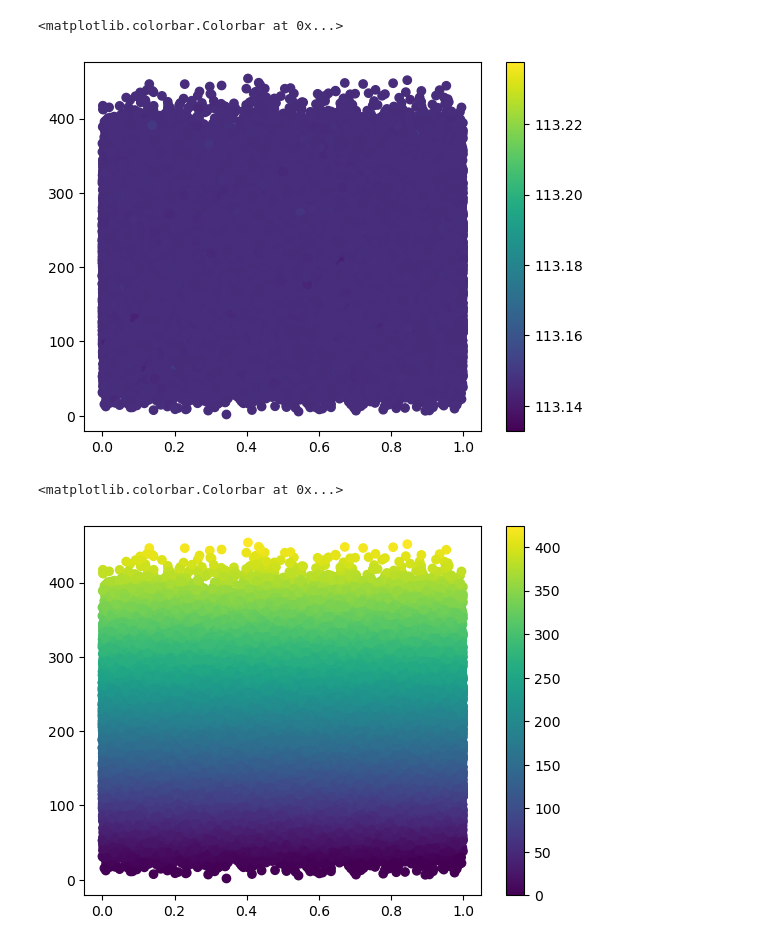
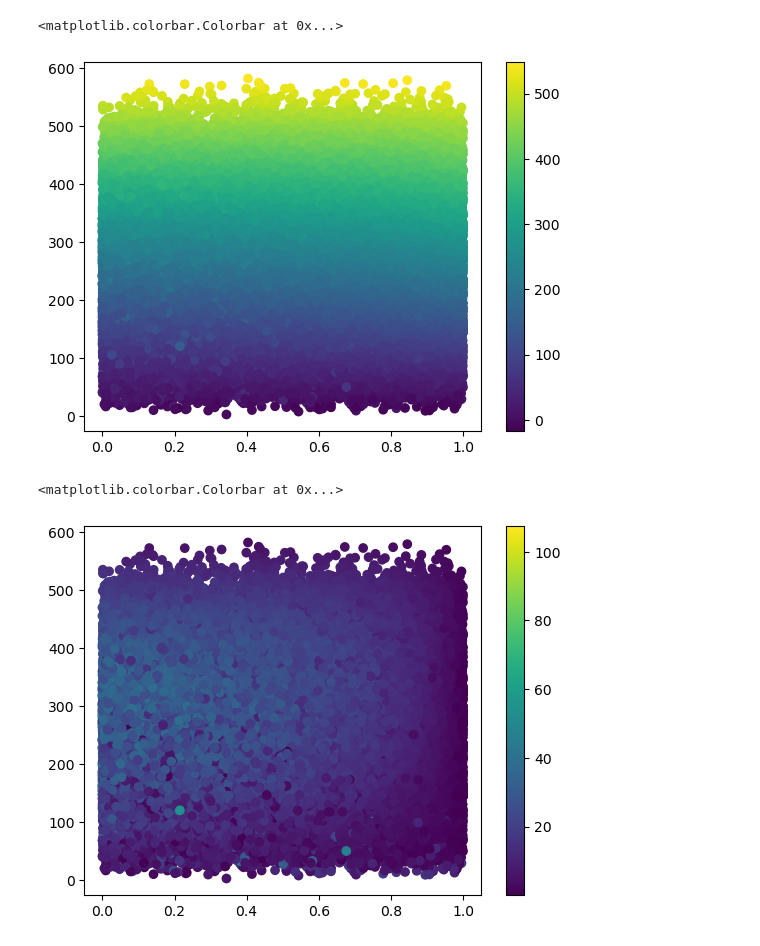
Before and after one commit to SigurdHuse/master_project, a Jupyter notebook: test.ipynb, the cells around one changed output. Drawn from its saved outputs; the diff is of its cells as text; code cells hidden in the pictures.

```diff
--- a/test.ipynb
+++ b/test.ipynb
@@ -270,17 +257,17 @@ from src.PINN import PINNforwards
 config = {}
 config["K"] = 30
 config["t_range"] = [0, 1]
-config["S_range"] = np.array([[0, 400],
-                              [0, 500],
-                              [0, 600],
-                              [0, 400]])
+config["S_range"] = np.array([[0, 6_00],
+                              [0, 6_00],
+                              [0, 6_00],
+                              [0, 6_00]])
 
-config["sigma"] = np.array([[1, 0.0, 0.5, 0.0],
-                            [0.0, 1, 0.3, 0.2],
-                            [0.5, 0.3, 1, 0.1],
-                            [0.0, 0.2, 0.1, 1]])
-config["cov"] = config["sigma"]@config["sigma"].T
-config["cov_torch"] = torch.tensor(config["cov"]).to(DEVICE)
+config["sigma"] = np.array([[1.0, 0.3, 0.5, 0.4],
+                            [1.0, 1.0, 0.3, 0.2],
+                            [0.1, 0.3, 2.0, 0.1],
+                            [0.4, 0.2, 1.0, 0.3]])
+#config["cov"] = config["sigma"]@config["sigma"].T
+#config["cov_torch"] = torch.tensor(config["cov"]).to(DEVICE)
 config["r"] = 0.04
 
 sigma_eff_sq = 0
@@ -359,14 +348,13 @@ validation_data = create_validation_data(
 test_data = create_validation_data(
     dataloader=dataloaderMulti, N_validation=20_000, config=config)
 # %%
-model = PINNforwards(5, 1, 64, 3, use_fourier_transform=False, sigma_FF=5.0, encoded_size=128)
+model = PINNforwards(5, 1, 64, 2, use_fourier_transform=False, sigma_FF=5.0, encoded_size=128)
 model.load_state_dict(torch.load("models/learning_0.001_512.pth", weights_only=True))
 pde_X_scaled = test_data["X1_validation_scaled"]
 pde_X = test_data["X1_validation"]
 
-y_pde = model(pde_X).cpu().detach().numpy().ravel()
+y_pde = model(pde_X_scaled).cpu().detach().numpy().ravel()
 y1 = dataloaderMulti.get_analytical_solution(pde_X[:, 1:], pde_X[:, 0])
-
-#print(np.mean((y1 - y_pde)**2))
+print(np.sqrt(np.mean((y1 - y_pde)**2)))
 # %% [output]
 Training model with:
@@ -393,17 +383,18 @@ plt.legend()
 X_geometric = torch.exp(torch.mean(torch.log(pde_X[:, 1:]), dim = 1))
 X_tmp = X_geometric.cpu().detach().numpy()
 time = pde_X[:, 0].cpu().detach().numpy()
+#y_1d= dataloader1D.get_analytical_solution(X_geometric, pde_X[:, 0])
 plt.scatter(time, X_tmp, c = y_pde)
 plt.colorbar()
 # %% [output]
 <matplotlib.colorbar.Colorbar at 0x...>
-[figure, old version]
+[figure, new version]
 # %%
-plt.scatter(time, X_tmp, c = y1)
+plt.scatter(time, X_tmp, c = np.abs(y1 - y_pde))
 plt.colorbar()
 # %% [output]
 <matplotlib.colorbar.Colorbar at 0x...>
-[figure, old version]
+[figure, new version]
 # %%
 pde_X = test_data["X1_validation"]
 y1 = dataloaderMulti.get_analytical_solution(pde_X[:, 1:], pde_X[:, 0])
```
Also changed, not shown: parts of 8 cells of this notebook, 3 other files.
